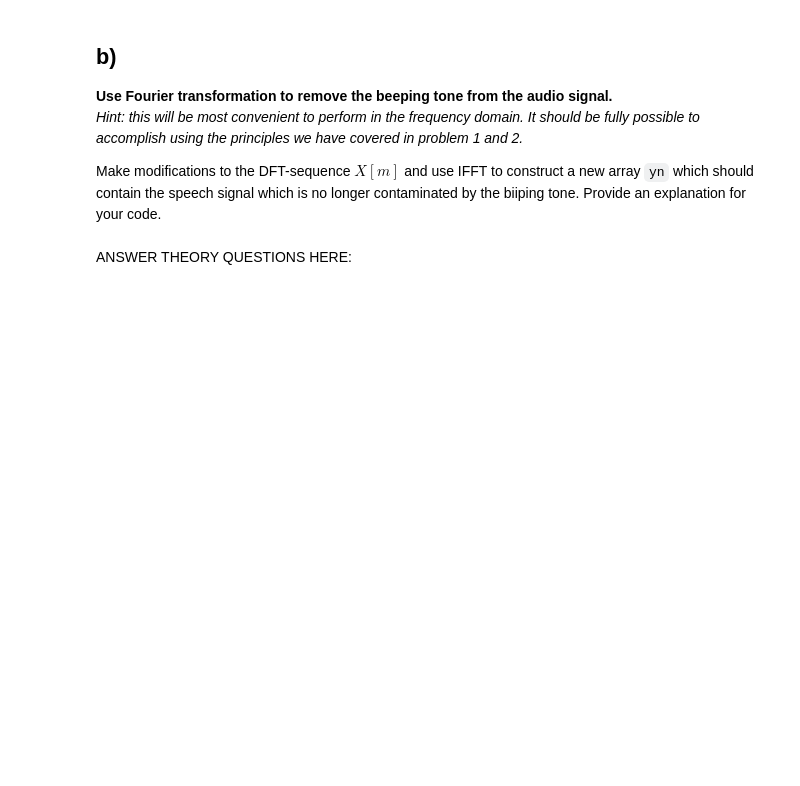
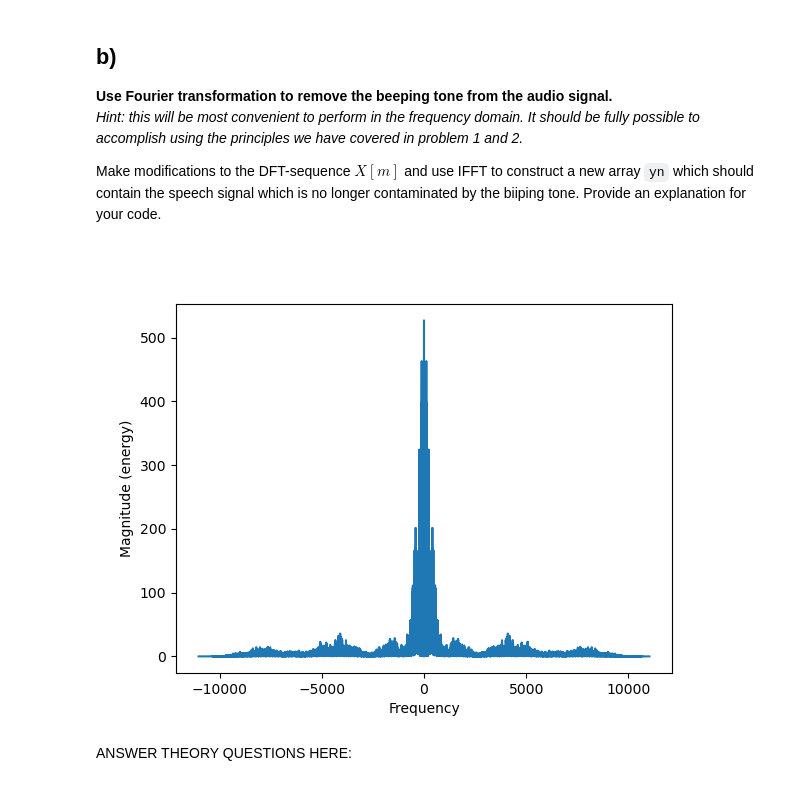
Before and after one commit to kaierih/AIS2201_Exercises, a Jupyter notebook: Exercise_4/Problem3.ipynb, the cells around one changed output. Cells and saved outputs as stored; diff of their text form; code cells hidden in the pictures; blank space fills up the shorter version.

```diff
--- a/Exercise_4/Problem3.ipynb
+++ b/Exercise_4/Problem3.ipynb
@@ -57,3 +63,18 @@ Make modifications to the DFT-sequence $X[m]$ and use IFFT to construct a new ar
+# %%
+# WRITE YOUR CODE IN THIS CELL:
+N = len(data)
+Xm = np.fft.fft(data)
+indices = np.where(Xm.__abs__() == np.max(Xm.__abs__()))[0]
+Xm[indices[0]] = 0
+Xm[N-indices[0]] = 0
+
+yn = np.fft.ifft(Xm)
+
+figure = plt.figure()
+plt.magnitude_spectrum(yn,Fs=fs)
+plt.show()
+# %% [output]
+[figure, added]
 # %% [markdown]
 ANSWER THEORY QUESTIONS HERE:
 # %%
```
Also changed, not shown: parts of 5 cells of this notebook, 1 other file.
